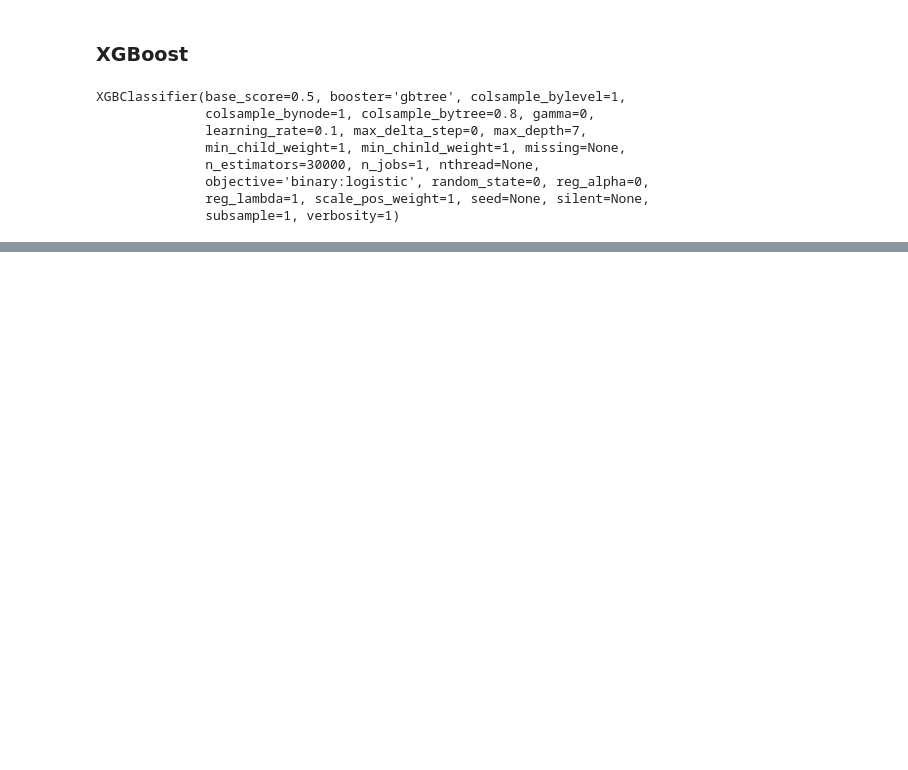
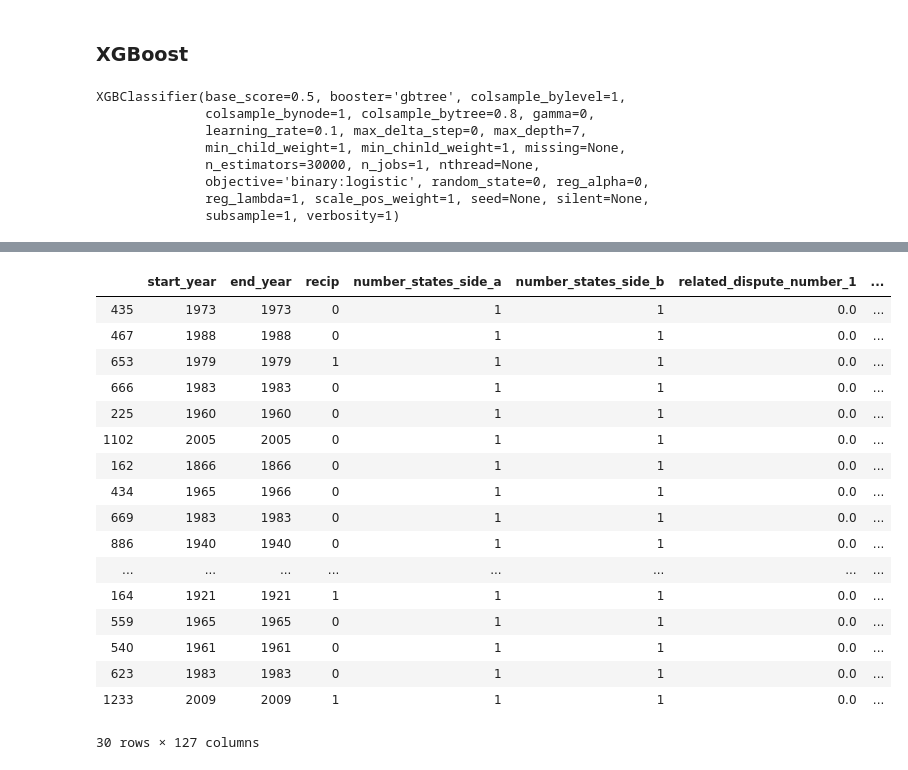
Before and after one commit to elena-du/Military-Interstate-Dispute-Analysis, a Jupyter notebook: III-Classification_ab_Econ2017_Tree_Ensamble.ipynb, the cells around one changed output, grey strips where cells are left out. Cells and saved outputs as stored; diff of their text form; code cells hidden in the pictures; blank space fills up the shorter version.

```diff
--- a/III-Classification_ab_Econ2017_Tree_Ensamble.ipynb
+++ b/III-Classification_ab_Econ2017_Tree_Ensamble.ipynb
@@ -372,0 +462,9 @@ plot_confusion_matrix(boost, X_test, y_test, values_format='d', cmap='Blues');
+# %%
+df.reset_index(inplace=True)
+# %%
+x = df['hostility_level'].to_numpy()
+x1 = df[0].to_numpy()
+# %%
+X_test_examples['predict'] = x
+# %%
+X_test_examples['actual'] = x1
@@ -372,0 +481,21 @@ plot_confusion_matrix(boost, X_test, y_test, values_format='d', cmap='Blues');
+# %%
+X_test_examples[(X_test_examples['predict'] == 0) & (X_test_examples['actual'] == 1)]
+# %% [output]
+|  | start_year | end_year | recip | number_states_side_a | number_states_side_b | related_dispute_number_1 | ... |
+| 435 | 1973 | 1973 | 0 | 1 | 1 | 0.0 | ... |
+| 467 | 1988 | 1988 | 0 | 1 | 1 | 0.0 | ... |
+| 653 | 1979 | 1979 | 1 | 1 | 1 | 0.0 | ... |
+| 666 | 1983 | 1983 | 0 | 1 | 1 | 0.0 | ... |
+| 225 | 1960 | 1960 | 0 | 1 | 1 | 0.0 | ... |
+| 1102 | 2005 | 2005 | 0 | 1 | 1 | 0.0 | ... |
+| 162 | 1866 | 1866 | 0 | 1 | 1 | 0.0 | ... |
+| 434 | 1965 | 1966 | 0 | 1 | 1 | 0.0 | ... |
+| 669 | 1983 | 1983 | 0 | 1 | 1 | 0.0 | ... |
+| 886 | 1940 | 1940 | 0 | 1 | 1 | 0.0 | ... |
+| ... | ... | ... | ... | ... | ... | ... | ... |
+| 164 | 1921 | 1921 | 1 | 1 | 1 | 0.0 | ... |
+| 559 | 1965 | 1965 | 0 | 1 | 1 | 0.0 | ... |
+| 540 | 1961 | 1961 | 0 | 1 | 1 | 0.0 | ... |
+| 623 | 1983 | 1983 | 0 | 1 | 1 | 0.0 | ... |
+| 1233 | 2009 | 2009 | 1 | 1 | 1 | 0.0 | ... |
+30 rows × 127 columns
```
Also changed, not shown: parts of 50 cells of this notebook, 12 other files.
